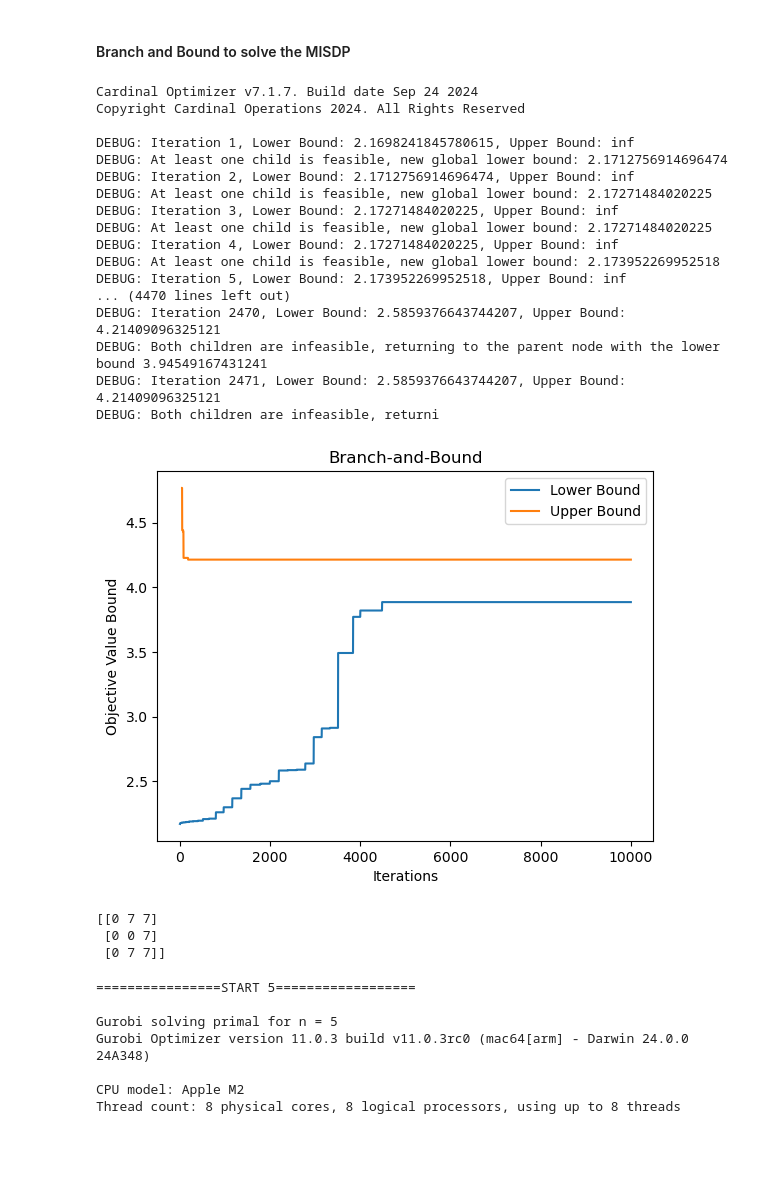
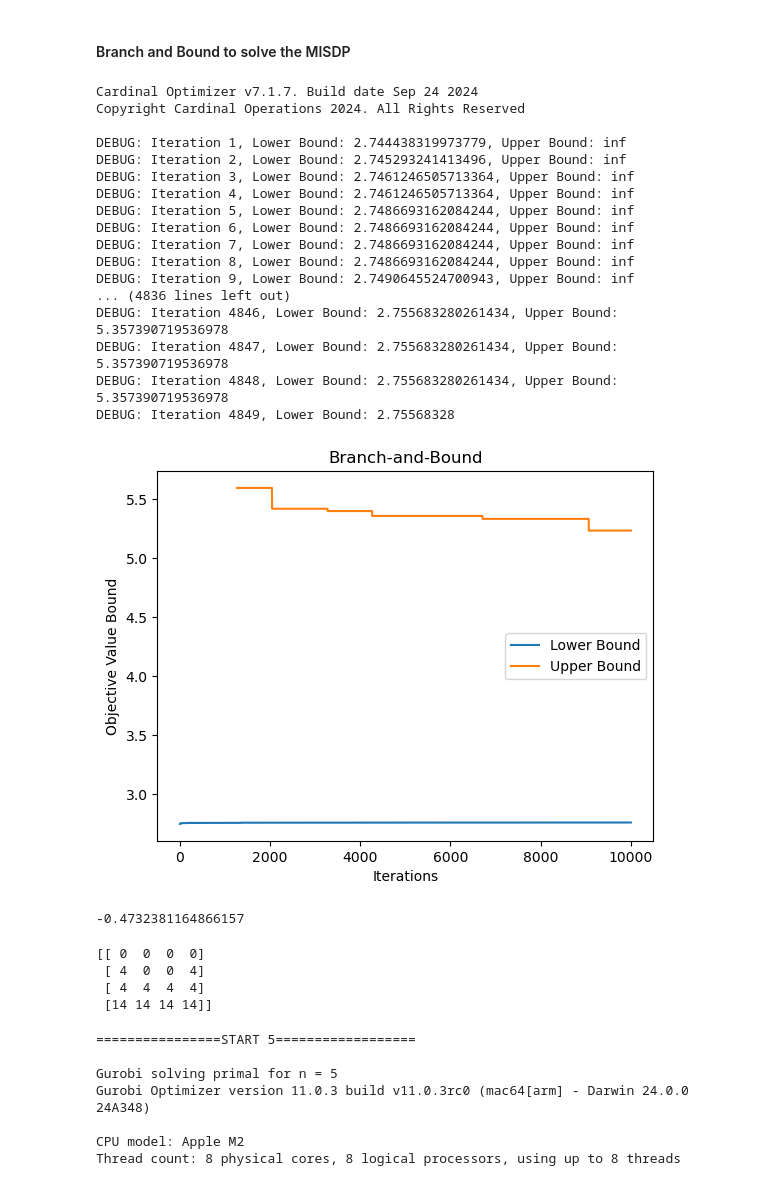
Before and after one commit to TongQM/routedesign, a Jupyter notebook: SDP.ipynb, the cells around one changed output. Saved outputs shown, nothing was run; the diff lists cells and outputs as text; code cells hidden in the pictures; blank space fills up the shorter version.

Commit message:
rule out infeasible subproblems

```diff
--- a/SDP.ipynb
+++ b/SDP.ipynb
@@ -964,13 +964,14 @@ class MISDP:
                         queue.append(model1)
                         lower_bounds.append(model1.ObjVal)
 
-                    if model0.status == COPT.INFEASIBLE and model1.status == COPT.INFEASIBLE:
-                        print(f"DEBUG: Both children are infeasible, returning to the parent node with the lower bound {local_lb}")
-                        queue.append(model)
-                        lower_bounds.append(local_lb)
-                    else:
-                        lb = min(lower_bounds)
-                        print(f"DEBUG: At least one child is feasible, new global lower bound: {lb}")
+                    # if model0.status == COPT.INFEASIBLE and model1.status == COPT.INFEASIBLE:
+                    #     print(f"DEBUG: Both children are infeasible, returning to the parent node with the lower bound {local_lb}")
+                    #     queue.append(model)
+                    #     lower_bounds.append(local_lb)
+                    # else:
+                    #     lb = min(lower_bounds)
+                    #     print(f"DEBUG: At least one child is feasible, new global lower bound: {lb}")
+                    lb = min(lower_bounds)
                     iterative_lower_bounds.append(lb)
                     iterative_upper_bounds.append(ub)
 
@@ -985,10 +986,10 @@ class MISDP:
 
 
 # Parameters
-n = 3          # n is the number of small blocks in each row and column
+n = 4          # n is the number of small blocks in each row and column
 n_sq = n * n   # n_sq is the total number of small blocks
 p = np.zeros(n_sq,)  # p is the marginal nominal distribution
-num_districts = 2
+num_districts = 3
 # Choose k nominal points in the range of n_sq
 k = 3
 nominal_points = np.random.choice(n_sq, k, replace=False)
@@ -1008,48 +1009,52 @@ block_odd_cost = block_odd_cost / np.max(block_odd_cost)
 
 # Graph adjacency matrix of the small blocks here we use grid graph
 adjacency = np.zeros((n_sq, n_sq))
 for i in range(n_sq):
     for j in range(n_sq):
         if np.linalg.norm(np.array([i // n, i % n]) - np.array([j // n, j % n])) == 1:
             adjacency[i, j] = 1
 
 # Create MISDP model
 misdp = MISDP(n, p, cost, radius, block_odd_cost, num_districts, adjacency)
 best_model, lower_bounds, upper_bounds, integer_models = misdp.Branch_and_Bound()
 
 # Display the results
 if best_model.status == COPT.OPTIMAL:
     print(f"Optimal objective value: {best_model.ObjVal}")
     for v in best_model.getVars():
         print(f"{v.getName()} = {np.round(v.x, 3)}")
 
 # Plot the iterative lower bounds and upper bounds
 plt.plot(lower_bounds, label="Lower Bound")
 plt.plot(upper_bounds, label="Upper Bound")
 plt.xlabel("Iterations")
 plt.ylabel("Objective Value Bound")
 plt.title("Branch-and-Bound")
 plt.legend()
 plt.show()
 # %% [output]
 Cardinal Optimizer v7.1.7. Build date Sep 24 2024
 Copyright Cardinal Operations 2024. All Rights Reserved
 
-DEBUG: Iteration 1, Lower Bound: 2.1698241845780615, Upper Bound: inf
-DEBUG: At least one child is feasible, new global lower bound: 2.1712756914696474
-DEBUG: Iteration 2, Lower Bound: 2.1712756914696474, Upper Bound: inf
-DEBUG: At least one child is feasible, new global lower bound: 2.17271484020225
-DEBUG: Iteration 3, Lower Bound: 2.17271484020225, Upper Bound: inf
-DEBUG: At least one child is feasible, new global lower bound: 2.17271484020225
-DEBUG: Iteration 4, Lower Bound: 2.17271484020225, Upper Bound: inf
-DEBUG: At least one child is feasible, new global lower bound: 2.173952269952518
-DEBUG: Iteration 5, Lower Bound: 2.173952269952518, Upper Bound: inf
-... (4470 lines left out)
-DEBUG: Iteration 2470, Lower Bound: 2.5859376643744207, Upper Bound: 4.21409096325121
-DEBUG: Both children are infeasible, returning to the parent node with the lower bound 3.94549167431241
-DEBUG: Iteration 2471, Lower Bound: 2.5859376643744207, Upper Bound: 4.21409096325121
-DEBUG: Both children are infeasible, returni
+DEBUG: Iteration 1, Lower Bound: 2.744438319973779, Upper Bound: inf
+DEBUG: Iteration 2, Lower Bound: 2.745293241413496, Upper Bound: inf
+DEBUG: Iteration 3, Lower Bound: 2.7461246505713364, Upper Bound: inf
+DEBUG: Iteration 4, Lower Bound: 2.7461246505713364, Upper Bound: inf
+DEBUG: Iteration 5, Lower Bound: 2.7486693162084244, Upper Bound: inf
+DEBUG: Iteration 6, Lower Bound: 2.7486693162084244, Upper Bound: inf
+DEBUG: Iteration 7, Lower Bound: 2.7486693162084244, Upper Bound: inf
+DEBUG: Iteration 8, Lower Bound: 2.7486693162084244, Upper Bound: inf
+DEBUG: Iteration 9, Lower Bound: 2.7490645524700943, Upper Bound: inf
+... (4836 lines left out)
+DEBUG: Iteration 4846, Lower Bound: 2.755683280261434, Upper Bound: 5.357390719536978
+DEBUG: Iteration 4847, Lower Bound: 2.755683280261434, Upper Bound: 5.357390719536978
+DEBUG: Iteration 4848, Lower Bound: 2.755683280261434, Upper Bound: 5.357390719536978
+DEBUG: Iteration 4849, Lower Bound: 2.75568328
-[figure, old version]
+[figure, new version]
+# %%
+(lower_bounds[-1]-upper_bounds[-1])/upper_bounds[-1]
+# %% [output]
+-0.4732381164866157
 # %%
 best_model = integer_models[-1]
 # %%
@@ -1059,9 +1064,10 @@ districts = np.argmax(z, axis=1)
 districts = districts.reshape((n, n))
 print(districts)
 # %% [output]
-[[0 7 7]
- [0 0 7]
- [0 7 7]]
+[[ 0  0  0  0]
+ [ 4  0  0  4]
+ [ 4  4  4  4]
+ [14 14 14 14]]
 # %%
 import time
 
```
